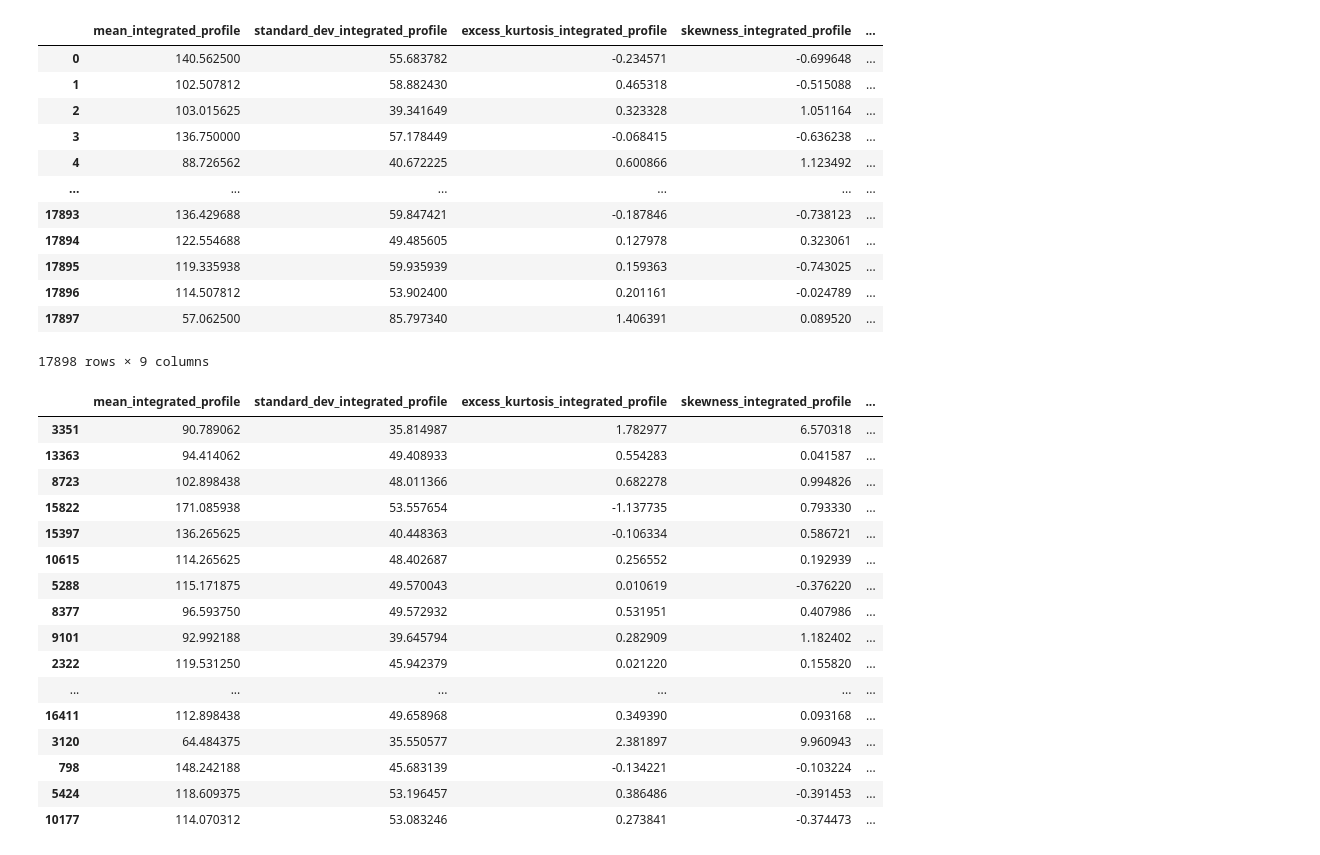
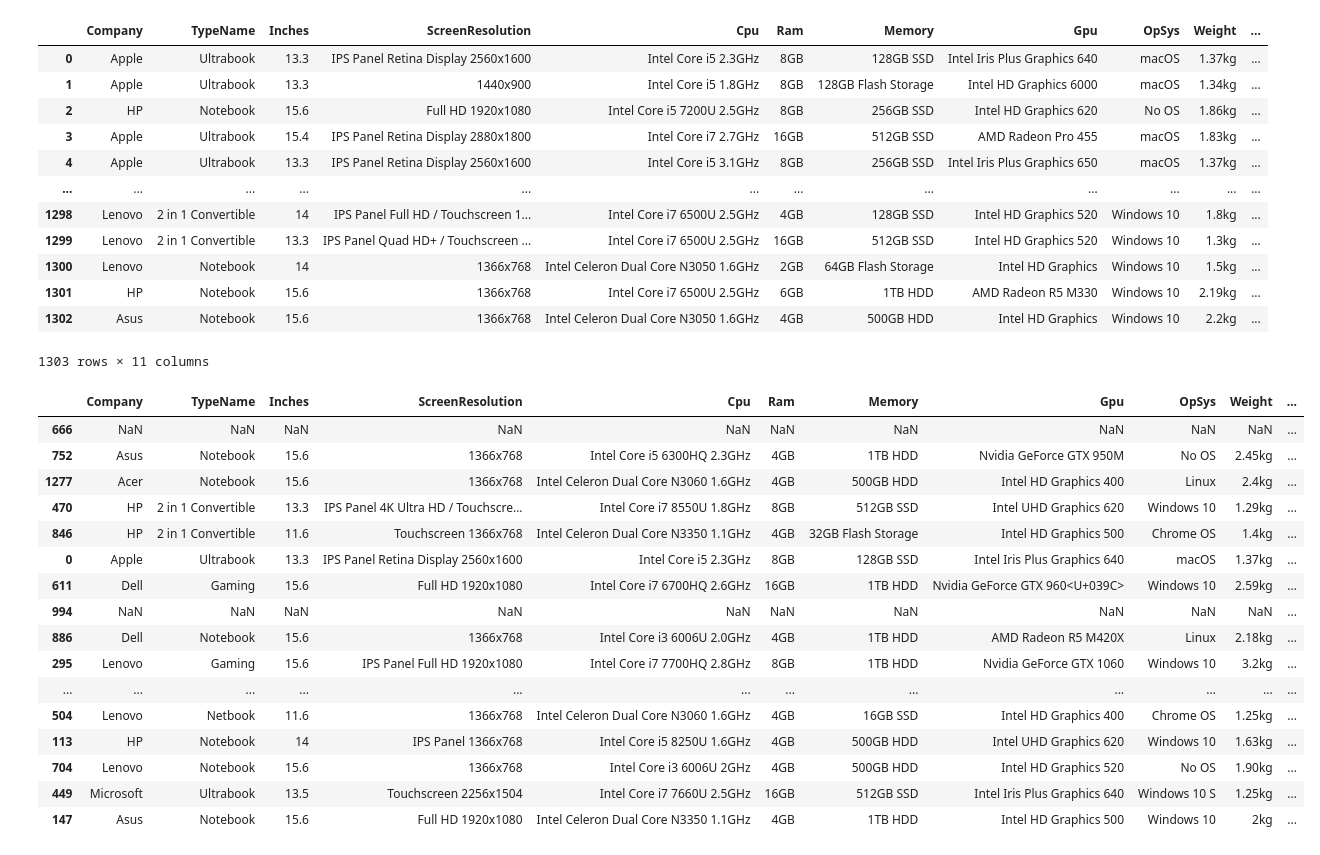
Before and after one commit to fyip3/ds_project, a Jupyter notebook: code/Proposal/Proposal.ipynb, the cells around one changed output. Saved outputs shown, nothing was run; the diff lists cells and outputs as text; code cells hidden in the pictures.

Commit message:
Updated jupyter notebook to work with new dataset
Changed dataframe name and did some preliminary wrangling

```diff
--- a/code/Proposal/Proposal.ipynb
+++ b/code/Proposal/Proposal.ipynb
@@ -23,48 +23,46 @@ def show_digit(arr784):
 
 np.random.seed(1137110237) #Randomly picked seed
 # %%
-titles = ["mean_integrated_profile", "standard_dev_integrated_profile", "excess_kurtosis_integrated_profile", "skewness_integrated_profile",
-         "mean_DM-SNR_curve", "standard_dev_DM-SNR_curve", "excess_kurtosis_DM-SNR_curve", "skewness_DM-SNR_curve", "class"]
-
-TEMP_DATA_NAME = pd.read_csv("https://raw.githubusercontent.com/fyip3/ds_project/main/data/HTRU_2.csv", names=titles, on_bad_lines="skip")
+laptop_data = pd.read_csv("https://raw.githubusercontent.com/fyip3/ds_project/main/data/laptopData.csv")
+laptop_data = laptop_data.drop(columns="Unnamed: 0")
 # %%
-TEMP_DATA_NAME#[TEMP_DATA_NAME["class"] == 1]
+laptop_data
 # %% [output]
-|  | mean_integrated_profile | standard_dev_integrated_profile | excess_kurtosis_integrated_profile | skewness_integrated_profile | ... |
-| 0 | 140.562500 | 55.683782 | -0.234571 | -0.699648 | ... |
-| 1 | 102.507812 | 58.882430 | 0.465318 | -0.515088 | ... |
-| 2 | 103.015625 | 39.341649 | 0.323328 | 1.051164 | ... |
-| 3 | 136.750000 | 57.178449 | -0.068415 | -0.636238 | ... |
-| 4 | 88.726562 | 40.672225 | 0.600866 | 1.123492 | ... |
-| ... | ... | ... | ... | ... | ... |
-| 17893 | 136.429688 | 59.847421 | -0.187846 | -0.738123 | ... |
-| 17894 | 122.554688 | 49.485605 | 0.127978 | 0.323061 | ... |
-| 17895 | 119.335938 | 59.935939 | 0.159363 | -0.743025 | ... |
-| 17896 | 114.507812 | 53.902400 | 0.201161 | -0.024789 | ... |
-| 17897 | 57.062500 | 85.797340 | 1.406391 | 0.089520 | ... |
+|  | Company | TypeName | Inches | ScreenResolution | Cpu | Ram | Memory | Gpu | OpSys | Weight | ... |
+| 0 | Apple | Ultrabook | 13.3 | IPS Panel Retina Display 2560x1600 | Intel Core i5 2.3GHz | 8GB | 128GB SSD | Intel Iris Plus Graphics 640 | macOS | 1.37kg | ... |
+| 1 | Apple | Ultrabook | 13.3 | 1440x900 | Intel Core i5 1.8GHz | 8GB | 128GB Flash Storage | Intel HD Graphics 6000 | macOS | 1.34kg | ... |
+| 2 | HP | Notebook | 15.6 | Full HD 1920x1080 | Intel Core i5 7200U 2.5GHz | 8GB | 256GB SSD | Intel HD Graphics 620 | No OS | 1.86kg | ... |
+| 3 | Apple | Ultrabook | 15.4 | IPS Panel Retina Display 2880x1800 | Intel Core i7 2.7GHz | 16GB | 512GB SSD | AMD Radeon Pro 455 | macOS | 1.83kg | ... |
+| 4 | Apple | Ultrabook | 13.3 | IPS Panel Retina Display 2560x1600 | Intel Core i5 3.1GHz | 8GB | 256GB SSD | Intel Iris Plus Graphics 650 | macOS | 1.37kg | ... |
+| ... | ... | ... | ... | ... | ... | ... | ... | ... | ... | ... | ... |
+| 1298 | Lenovo | 2 in 1 Convertible | 14 | IPS Panel Full HD / Touchscreen 1... | Intel Core i7 6500U 2.5GHz | 4GB | 128GB SSD | Intel HD Graphics 520 | Windows 10 | 1.8kg | ... |
+| 1299 | Lenovo | 2 in 1 Convertible | 13.3 | IPS Panel Quad HD+ / Touchscreen ... | Intel Core i7 6500U 2.5GHz | 16GB | 512GB SSD | Intel HD Graphics 520 | Windows 10 | 1.3kg | ... |
+| 1300 | Lenovo | Notebook | 14 | 1366x768 | Intel Celeron Dual Core N3050 1.6GHz | 2GB | 64GB Flash Storage | Intel HD Graphics | Windows 10 | 1.5kg | ... |
+| 1301 | HP | Notebook | 15.6 | 1366x768 | Intel Core i7 6500U 2.5GHz | 6GB | 1TB HDD | AMD Radeon R5 M330 | Windows 10 | 2.19kg | ... |
+| 1302 | Asus | Notebook | 15.6 | 1366x768 | Intel Celeron Dual Core N3050 1.6GHz | 4GB | 500GB HDD | Intel HD Graphics | Windows 10 | 2.2kg | ... |
-17898 rows × 9 columns
+1303 rows × 11 columns
 # %%
-TEMP_DATA_NAME_train, TEMP_DATA_NAME_test = train_test_split(
-    TEMP_DATA_NAME,
+laptop_train, laptop_test = train_test_split(
+    laptop_data,
     test_size=.25,
 )
 # %%
-TEMP_DATA_NAME_train.head(50)
+laptop_train.head(50)
 # %% [output]
-|  | mean_integrated_profile | standard_dev_integrated_profile | excess_kurtosis_integrated_profile | skewness_integrated_profile | ... |
-| 3351 | 90.789062 | 35.814987 | 1.782977 | 6.570318 | ... |
-| 13363 | 94.414062 | 49.408933 | 0.554283 | 0.041587 | ... |
-| 8723 | 102.898438 | 48.011366 | 0.682278 | 0.994826 | ... |
-| 15822 | 171.085938 | 53.557654 | -1.137735 | 0.793330 | ... |
-| 15397 | 136.265625 | 40.448363 | -0.106334 | 0.586721 | ... |
-| 10615 | 114.265625 | 48.402687 | 0.256552 | 0.192939 | ... |
-| 5288 | 115.171875 | 49.570043 | 0.010619 | -0.376220 | ... |
-| 8377 | 96.593750 | 49.572932 | 0.531951 | 0.407986 | ... |
-| 9101 | 92.992188 | 39.645794 | 0.282909 | 1.182402 | ... |
-| 2322 | 119.531250 | 45.942379 | 0.021220 | 0.155820 | ... |
-| ... | ... | ... | ... | ... | ... |
-| 16411 | 112.898438 | 49.658968 | 0.349390 | 0.093168 | ... |
-| 3120 | 64.484375 | 35.550577 | 2.381897 | 9.960943 | ... |
-| 798 | 148.242188 | 45.683139 | -0.134221 | -0.103224 | ... |
-| 5424 | 118.609375 | 53.196457 | 0.386486 | -0.391453 | ... |
-| 10177 | 114.070312 | 53.083246 | 0.273841 | -0.374473 | ... |
+|  | Company | TypeName | Inches | ScreenResolution | Cpu | Ram | Memory | Gpu | OpSys | Weight | ... |
+| 666 | NaN | NaN | NaN | NaN | NaN | NaN | NaN | NaN | NaN | NaN | ... |
+| 752 | Asus | Notebook | 15.6 | 1366x768 | Intel Core i5 6300HQ 2.3GHz | 4GB | 1TB HDD | Nvidia GeForce GTX 950M | No OS | 2.45kg | ... |
+| 1277 | Acer | Notebook | 15.6 | 1366x768 | Intel Celeron Dual Core N3060 1.6GHz | 4GB | 500GB HDD | Intel HD Graphics 400 | Linux | 2.4kg | ... |
+| 470 | HP | 2 in 1 Convertible | 13.3 | IPS Panel 4K Ultra HD / Touchscre... | Intel Core i7 8550U 1.8GHz | 8GB | 512GB SSD | Intel UHD Graphics 620 | Windows 10 | 1.29kg | ... |
+| 846 | HP | 2 in 1 Convertible | 11.6 | Touchscreen 1366x768 | Intel Celeron Dual Core N3350 1.1GHz | 4GB | 32GB Flash Storage | Intel HD Graphics 500 | Chrome OS | 1.4kg | ... |
+| 0 | Apple | Ultrabook | 13.3 | IPS Panel Retina Display 2560x1600 | Intel Core i5 2.3GHz | 8GB | 128GB SSD | Intel Iris Plus Graphics 640 | macOS | 1.37kg | ... |
+| 611 | Dell | Gaming | 15.6 | Full HD 1920x1080 | Intel Core i7 6700HQ 2.6GHz | 16GB | 1TB HDD | Nvidia GeForce GTX 960<U+039C> | Windows 10 | 2.59kg | ... |
+| 994 | NaN | NaN | NaN | NaN | NaN | NaN | NaN | NaN | NaN | NaN | ... |
+| 886 | Dell | Notebook | 15.6 | 1366x768 | Intel Core i3 6006U 2.0GHz | 4GB | 1TB HDD | AMD Radeon R5 M420X | Linux | 2.18kg | ... |
+| 295 | Lenovo | Gaming | 15.6 | IPS Panel Full HD 1920x1080 | Intel Core i7 7700HQ 2.8GHz | 8GB | 1TB HDD | Nvidia GeForce GTX 1060 | Windows 10 | 3.2kg | ... |
+| ... | ... | ... | ... | ... | ... | ... | ... | ... | ... | ... | ... |
+| 504 | Lenovo | Netbook | 11.6 | 1366x768 | Intel Celeron Dual Core N3060 1.6GHz | 4GB | 16GB SSD | Intel HD Graphics 400 | Chrome OS | 1.25kg | ... |
+| 113 | HP | Notebook | 14 | IPS Panel 1366x768 | Intel Core i5 8250U 1.6GHz | 4GB | 500GB HDD | Intel UHD Graphics 620 | Windows 10 | 1.63kg | ... |
+| 704 | Lenovo | Notebook | 15.6 | 1366x768 | Intel Core i3 6006U 2GHz | 4GB | 500GB HDD | Intel HD Graphics 520 | No OS | 1.90kg | ... |
+| 449 | Microsoft | Ultrabook | 13.5 | Touchscreen 2256x1504 | Intel Core i7 7660U 2.5GHz | 16GB | 512GB SSD | Intel Iris Plus Graphics 640 | Windows 10 S | 1.25kg | ... |
+| 147 | Asus | Notebook | 15.6 | Full HD 1920x1080 | Intel Celeron Dual Core N3350 1.1GHz | 4GB | 1TB HDD | Intel HD Graphics 500 | Windows 10 | 2kg | ... |
```
